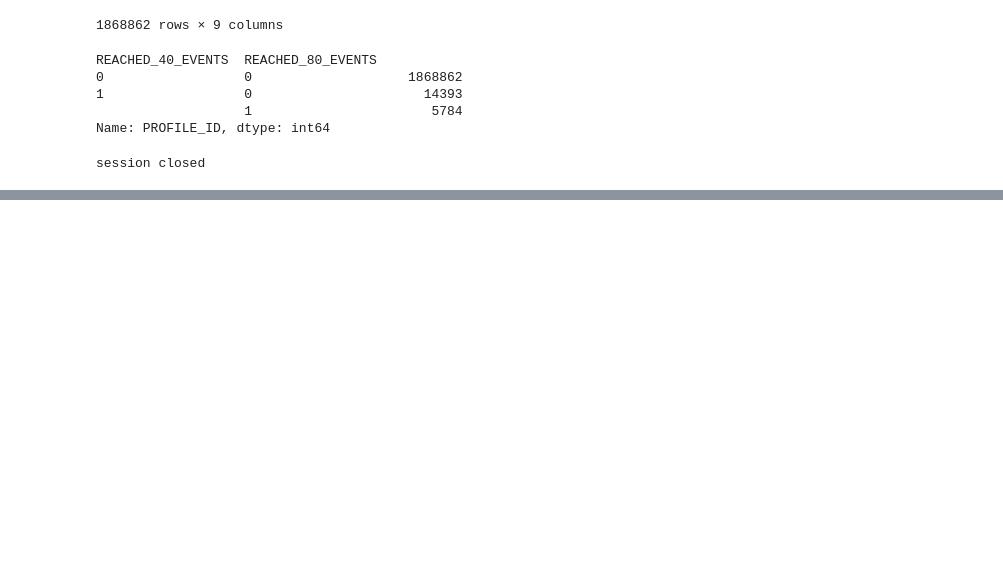
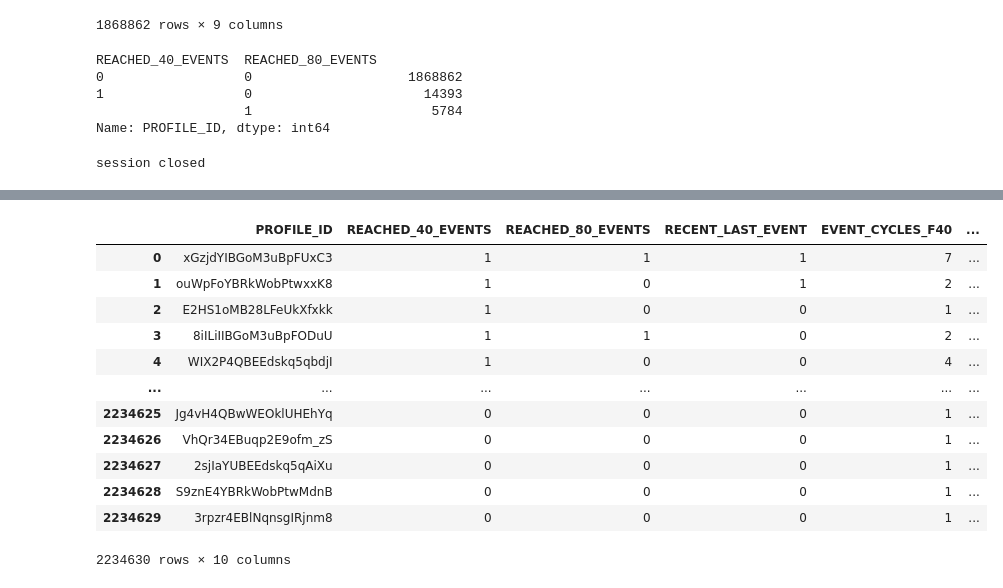
Before and after one commit to Data-ScienceHub/ETM, a Jupyter notebook: Code/eda/eda_features.ipynb, the cells around one changed output, grey strips where cells are left out. Saved outputs shown, nothing was run; the diff lists cells and outputs as text; code cells hidden in the pictures; blank space fills up the shorter version.

```diff
--- a/Code/eda/eda_features.ipynb
+++ b/Code/eda/eda_features.ipynb
@@ -468,0 +607,16 @@ session closed
+# %%
+new_features_df_2
+# %% [output]
+|  | PROFILE_ID | REACHED_40_EVENTS | REACHED_80_EVENTS | RECENT_LAST_EVENT | EVENT_CYCLES_F40 | ... |
+| 0 | xGzjdYIBGoM3uBpFUxC3 | 1 | 1 | 1 | 7 | ... |
+| 1 | ouWpFoYBRkWobPtwxxK8 | 1 | 0 | 1 | 2 | ... |
+| 2 | E2HS1oMB28LFeUkXfxkk | 1 | 0 | 0 | 1 | ... |
+| 3 | 8iILiIIBGoM3uBpFODuU | 1 | 1 | 0 | 2 | ... |
+| 4 | WIX2P4QBEEdskq5qbdjI | 1 | 0 | 0 | 4 | ... |
+| ... | ... | ... | ... | ... | ... | ... |
+| 2234625 | Jg4vH4QBwWEOklUHEhYq | 0 | 0 | 0 | 1 | ... |
+| 2234626 | VhQr34EBuqp2E9ofm_zS | 0 | 0 | 0 | 1 | ... |
+| 2234627 | 2sjIaYUBEEdskq5qAiXu | 0 | 0 | 0 | 1 | ... |
+| 2234628 | S9znE4YBRkWobPtwMdnB | 0 | 0 | 0 | 1 | ... |
+| 2234629 | 3rpzr4EBlNqnsgIRjnm8 | 0 | 0 | 0 | 1 | ... |
+2234630 rows × 10 columns
```
Also changed, not shown: parts of 7 cells of this notebook.
